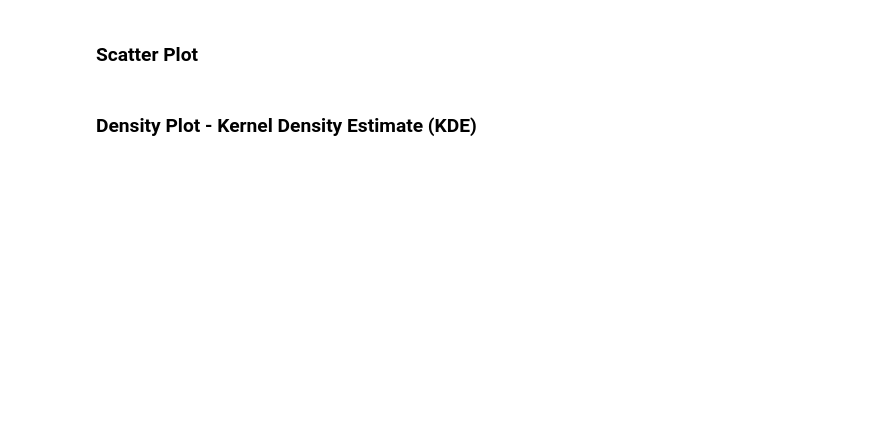
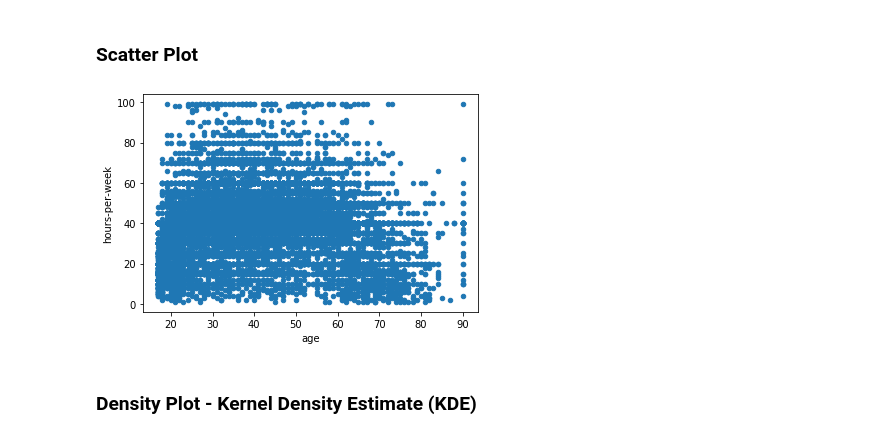
Before and after one commit to bloominstituteoftechnology/DS-Unit-1-Sprint-1-Data-Wrangling-and-Storytelling, a Jupyter notebook: module1-exploratory-data-analysis/LS_DS13_111_Exploratory_Data_Analysis.ipynb, the cells around one changed output. Cells and saved outputs as stored; diff of their text form; code cells hidden in the pictures; blank space fills up the shorter version.

```diff
--- a/module1-exploratory-data-analysis/LS_DS13_111_Exploratory_Data_Analysis.ipynb
+++ b/module1-exploratory-data-analysis/LS_DS13_111_Exploratory_Data_Analysis.ipynb
@@ -292,4 +519,8 @@ Why might it be important for us to be able to visualize how our data is distrib
 # %% [markdown]
 ### Scatter Plot
+# %%
+df.plot.scatter('age', 'hours-per-week');
+# %% [output]
+[figure, added]
 # %% [markdown]
 ### Density Plot - Kernel Density Estimate (KDE)
```
Also changed, not shown: parts of 25 cells of this notebook.
